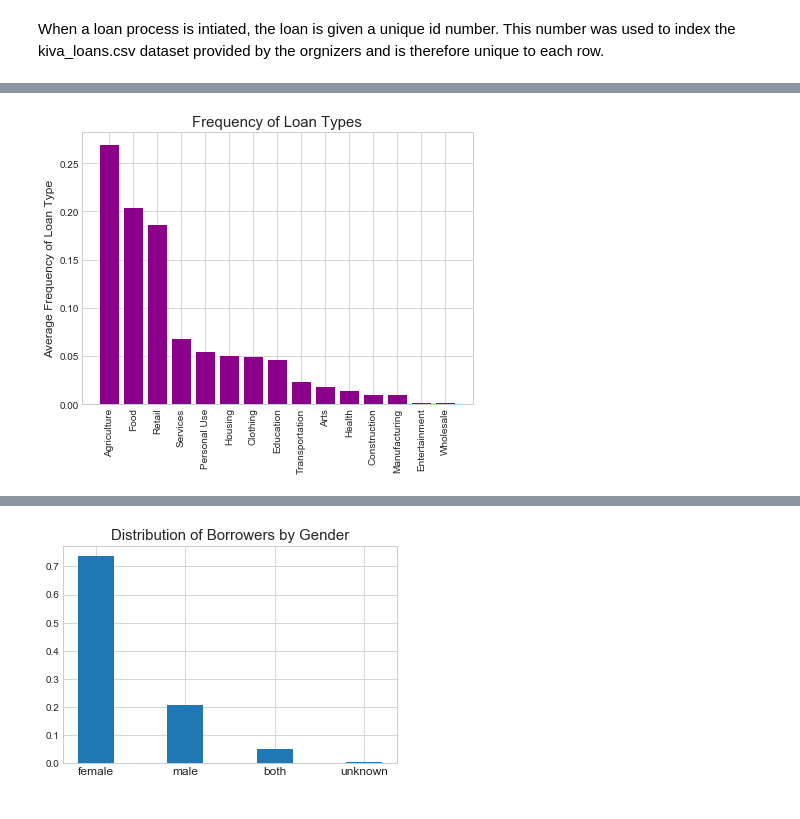
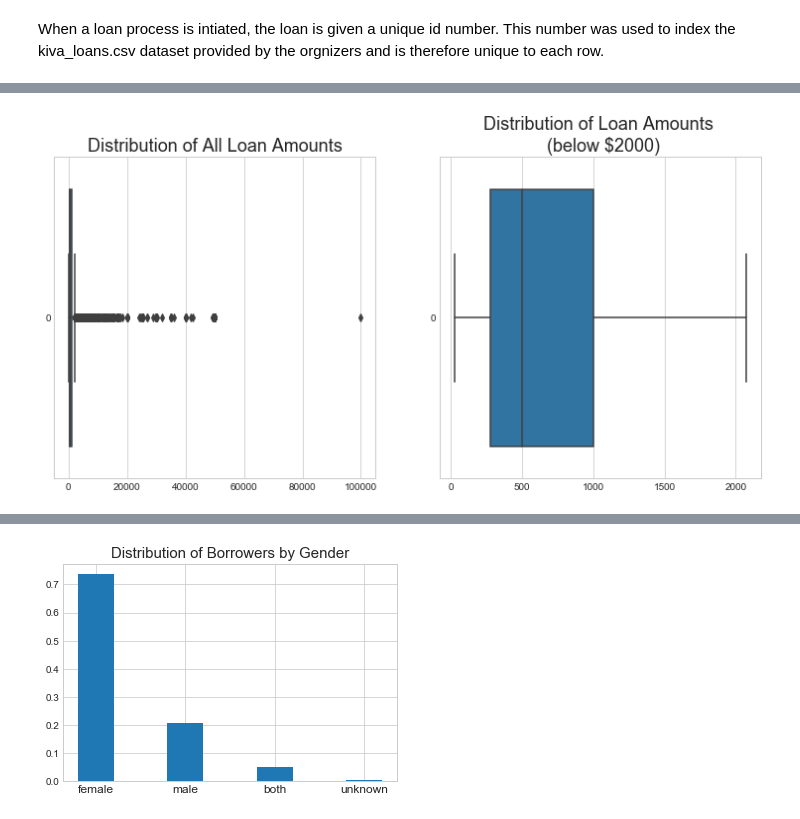
Before and after one commit to smakhijani/kaggle-kiva-crowdfunding, a Jupyter notebook: Preliminary Exploratory Data Analysis.ipynb, the cells around one changed output, grey strips where cells are left out. Drawn from its saved outputs; the diff is of its cells as text; code cells hidden in the pictures.

```diff
--- a/Preliminary Exploratory Data Analysis.ipynb
+++ b/Preliminary Exploratory Data Analysis.ipynb
@@ -182,15 +208,0 @@ Name: funded_amount, dtype: float64
-# %%
-sns.set_style("whitegrid")
-plt.figure()
-kiva_loans['funded_amount'].hist(bins = 1750)
-plt.xlim(0,4000)
-plt.xlabel("Amount Funded (USD)", fontsize = 10)
-plt.ylabel("Frequency Funding Amount", fontsize =10)
-plt.title("Histogram of Funding Amounts", fontsize = 15)
-
-plt.figure()
-kiva_loans['loan_amount'].hist(bins = 1750, color = 'maroon')
-plt.xlim(0,4000)
-plt.xlabel("Amount Loaned (USD)", fontsize = 10)
-plt.ylabel("Frequency of Loan Amount", fontsize =10)
-plt.title("Histogram of Loan Amounts", fontsize = 15);
@@ -200,10 +209,10 @@ plt.title("Histogram of Loan Amounts", fontsize = 15);
-# %%
-sns.set_style('whitegrid')
-plt.figure(figsize = (7,5))
-plt.bar(left = np.arange(len(kiva_loans['sector'].value_counts(normalize = True))), \
-        height = kiva_loans['sector'].value_counts(normalize = True), color = 'darkmagenta')
-plt.xticks(np.arange(15), list(kiva_loans['sector'].value_counts(normalize = True).keys()), rotation = 90)
-plt.ylabel("Average Frequency of Loan Type", fontsize = 12)
-plt.title("Frequency of Loan Types", fontsize = 15);
-# %% [output]
-[figure, removed]
+# %%
+fig = plt.figure(figsize=(9,9))
+
+axis1 = fig.add_axes([0,0,.5,.5])
+axis1 = sns.boxplot(data = kiva_loans['loan_amount'], orient = 'h').set_title('Distribution of All Loan Amounts', size = 18);
+
+axis2 = fig.add_axes([0.6,0,.5,.5])
+axis2 = sns.boxplot(data = kiva_loans['loan_amount'], orient = 'h', showfliers=False).set_title('Distribution of Loan Amounts \n (below $2000)', size = 18);
+# %% [output]
+[figure, added]
```
Also changed, not shown: parts of 16 cells of this notebook.
